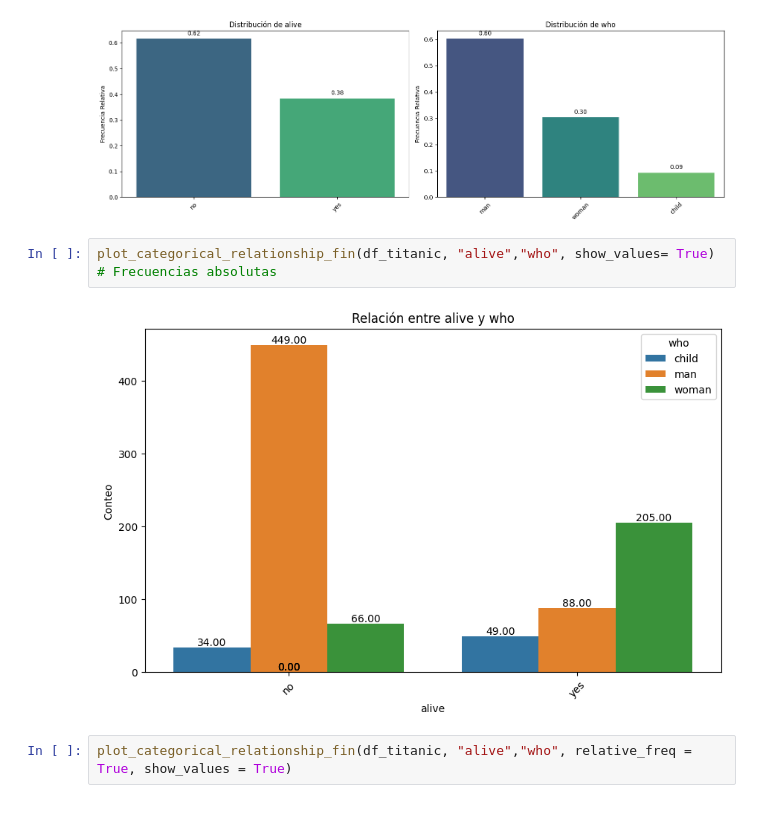
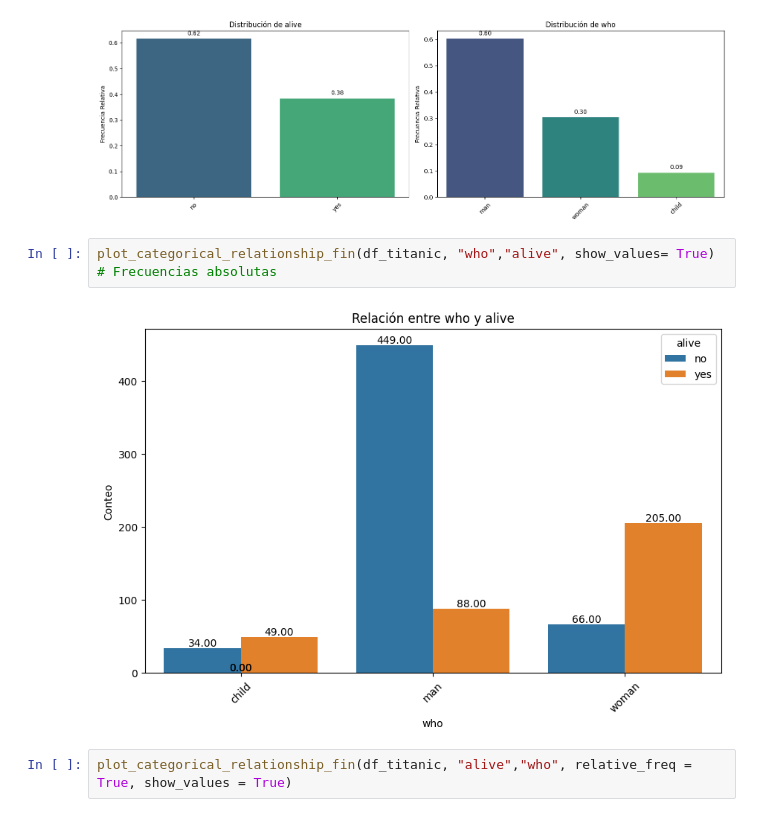
Before and after one commit to laurasalaslozano/repo-lsalas-ejercicios-ds, a Jupyter notebook: Sprint_07/Unidad_02_Estadistica_Descriptiva_Multivariante/03_Practica_Obligatoria/18_Practica_Obligatoria_Multivariante.ipynb, the cells around one changed output. Cells and saved outputs as stored; diff of their text form.

```diff
--- a/Sprint_07/Unidad_02_Estadistica_Descriptiva_Multivariante/03_Practica_Obligatoria/18_Practica_Obligatoria_Multivariante.ipynb
+++ b/Sprint_07/Unidad_02_Estadistica_Descriptiva_Multivariante/03_Practica_Obligatoria/18_Practica_Obligatoria_Multivariante.ipynb
@@ -319,9 +375,9 @@ pinta_distribucion_categoricas(df_titanic,["alive","who"], relativa= True, mostr
 # %% [output]
 [figure]
 # %%
-plot_categorical_relationship_fin(df_titanic, "alive","who", show_values= True) # Frecuencias absolutas
+plot_categorical_relationship_fin(df_titanic, "who","alive", show_values= True) # Frecuencias absolutas
 # %% [output]
-[figure, old version]
+[figure, new version]
 # %%
 plot_categorical_relationship_fin(df_titanic, "alive","who", relative_freq = True, show_values = True)
 # %% [output]
```
Also changed, not shown: parts of 22 cells of this notebook, 9 other files.
